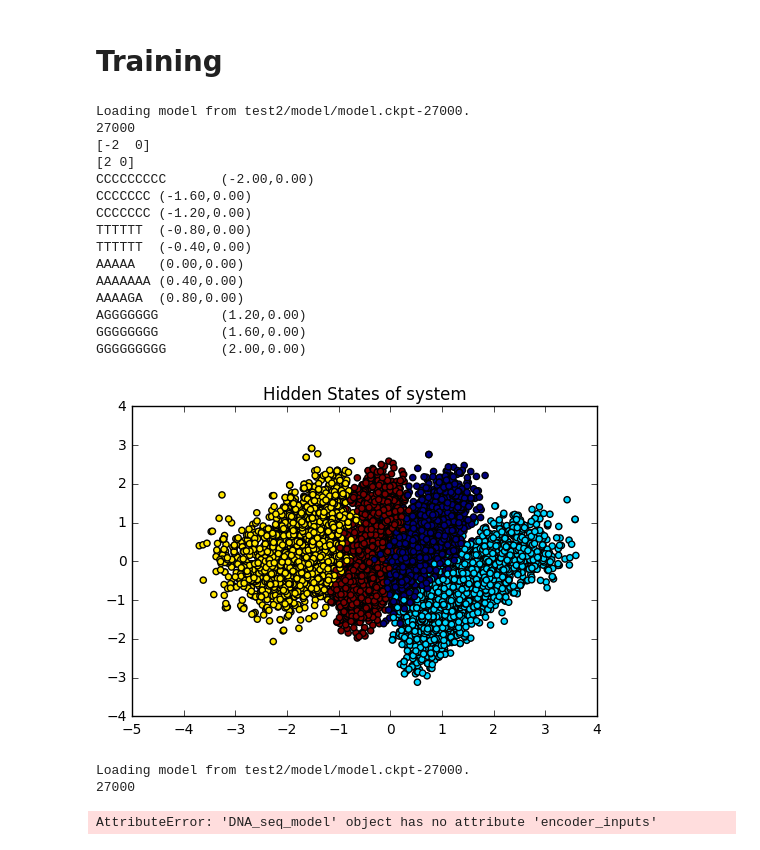
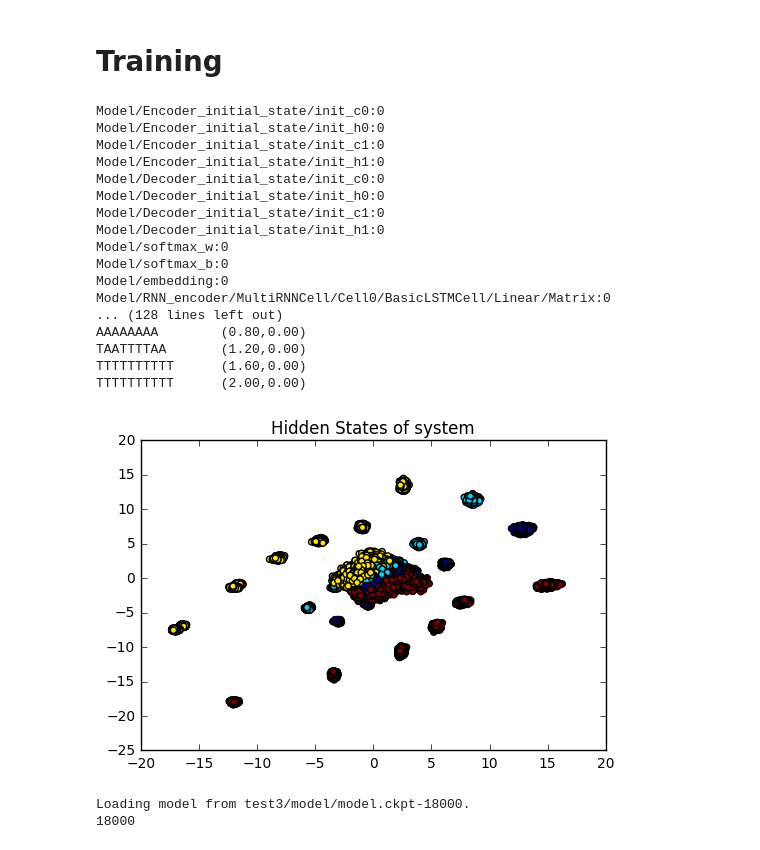
Before and after one commit to shreshthgandhi/DNA_Seq2Seq, a Jupyter notebook: DNA_RNN.ipynb, the cells around one changed output. Saved outputs shown, nothing was run; the diff lists cells and outputs as text; code cells hidden in the pictures.

Commit message:
Still working on models.py It seems that supervised sessions loads the last trained model for initialization causing unwanted errors

```diff
--- a/DNA_RNN.ipynb
+++ b/DNA_RNN.ipynb
@@ -158,6 +158,15 @@ class DNA_seq_model(object):
 
         (decoder_outputs, state) = tf.nn.seq2seq.rnn_decoder(decoder_inputs_list, self._decoder_initial_state, cell,
                                                              loop_function=loop if not(self._teacher_force) else None)
+        self._decoded_state = state
+        self.final_state = tf.reshape(tf.transpose(tf.pack(state),[0,1,3,2]),[-1,batch_size])
+        self.final_state = tf.transpose(self.final_state,[1,0])
+        W_final = tf.get_variable("W_final", [2*num_layers*size,4])
+        b_final = tf.get_variable("b_final",[4])
+        self._final_label = tf.matmul(self.final_state, W_final) + b_final
+        label_loss = tf.nn.sparse_softmax_cross_entropy_with_logits(self._final_label, self._input.labels)
+        self._label_loss = tf.reduce_sum(label_loss) / batch_size
+
         decoder_output = tf.reshape(tf.concat(1, decoder_outputs), [-1, size])
 
         logits = tf.matmul(decoder_output, softmax_w) + softmax_b
@@ -173,7 +182,7 @@ class DNA_seq_model(object):
         self._recon_loss = Reconstruction_loss_avg = tf.reduce_sum(loss) / batch_size
         self._anneal = tf.Variable(0.0, trainable=False)
         self._cost = cost = Reconstruction_loss_avg + self._anneal*KL_loss_avg
-        self._decoded_state = state
+
 
         if not is_training:
             return
@@ -181,6 +190,10 @@ class DNA_seq_model(object):
         self._lr = tf.Variable(0.0, trainable=False)
 #         self._anneal = tf.Variable(0.0, trainable=False)
         tvars = tf.trainable_variables()
+        #Debugging
+        for var in tvars:
+            print var.name
+
         grads, _ = tf.clip_by_global_norm(tf.gradients(cost, tvars),config.max_grad_norm)
         optimizer = tf.train.GradientDescentOptimizer(self._lr)
 #         optimizer = tf.train.AdamOptimizer(self._lr)
@@ -278,7 +291,7 @@ def run_epoch(session, model, eval_op=None, verbose=False, supervisor=None):
                  iters * model.input.batch_size /(time.time()-start_time)))
     return np.exp(costs / iters)
 # %%
-def visualize_states(session, model, config, epoch=0):
+def visualize_states(session, model, config, epoch=0, save_path='test2/model'):
     state = session.run(model.initial_state)
     fetches = {
         "hidden_state" : model.hidden_state,
@@ -305,7 +318,7 @@ def visualize_states(session, model, config, epoch=0):
     plt.figure(0)
     plt.scatter(x_hidden, y_hidden, s=20, c=labels)
     plt.title('Hidden States of system')
-    plt.savefig('test2/model/states'+str(epoch))
+    plt.savefig(save_path+'/states'+str(epoch))
     return x_hidden, y_hidden, labels
 # %%
 def visualize_samples(session, model, config):
@@ -409,8 +422,10 @@ raw_data=reader.DNA_read(data_size,seq_length)
 # Training
 # %%
 config = get_config()
-save_path = 'test2/model'
+save_path = 'test3/model'
+training = True
 testing =True
+
 with tf.Graph().as_default():
     initializer = tf.random_uniform_initializer(-config.init_scale,
                                                config.init_scale)
@@ -426,53 +441,55 @@ with tf.Graph().as_default():
 #         tf.histogram_summary("Hidden_state", m.hidden_state)
     sv = tf.train.Supervisor(logdir= save_path)
     with sv.managed_session() as session:
-        if not(testing):
+        if (training):
             for i in range(config.max_max_epochs):
                 lr_decay = config.lr_decay ** max(i+1-config.max_epochs, 0.0)
     #             anneal = (1/(float(config.max_max_epochs-1))) * i
                 anneal = (1/(float(config.max_max_epochs-config.max_epochs)))* max(i+1-config.max_epochs, 0.0)
                 m.assign_anneal(session, anneal)
                 m.assign_lr(session, config.learning_rate * lr_decay)
                 print("Epoch: %d Learning rate: %.3f Anneal: %.3f" % (i + 1, session.run(m.lr), session.run(m.anneal)))
                 train_perplexity = run_epoch(session, m, eval_op=m.train_op,
                                              verbose=True, supervisor=sv)
                 sv.summary_computed(session,session.run(sv.summary_op))
                 print("Epoch: %d Train Perplexity: %.3f" % (i + 1, train_perplexity))
                 print(sv.global_step.eval(session=session))
-                x,y,l = visualize_states(session, m, config,i+1)
+                x,y,l = visualize_states(session, m, config,i+1, save_path)
             if save_path:
     #             print("Saving model to %s." % save_path)
                 last_step = (sv.global_step.eval(session=session))
                 print(last_step)
                 saving = sv.saver.save(session, save_path+'/model', global_step = last_step)
                 print("Saving model to %s." % saving)
     #             sv.saver.save(session, save_path)
 
         if save_path and testing:
             ckpt = tf.train.get_checkpoint_state(save_path)
             sv.saver.restore(session, ckpt.model_checkpoint_path)
             print("Loading model from %s." % ckpt.model_checkpoint_path)
             print(sv.global_step.eval(session=session))
-            x,y,l = visualize_states(session, m, config)
-#             visualize_samples(session, m, config)
+            x,y,l = visualize_states(session, m, config, 0, save_path)
+            visualize_samples(session, m, config)
             interpolate(session, m, config)
 # %% [output]
-Loading model from test2/model/model.ckpt-27000.
-27000
-[-2  0]
-[2 0]
-CCCCCCCCC       (-2.00,0.00)
-CCCCCCC (-1.60,0.00)
-CCCCCCC (-1.20,0.00)
-TTTTTT  (-0.80,0.00)
-TTTTTT  (-0.40,0.00)
-AAAAA   (0.00,0.00)
-AAAAAAA (0.40,0.00)
-AAAAGA  (0.80,0.00)
-AGGGGGGG        (1.20,0.00)
-GGGGGGGG        (1.60,0.00)
-GGGGGGGGG       (2.00,0.00)
+Model/Encoder_initial_state/init_c0:0
+Model/Encoder_initial_state/init_h0:0
+Model/Encoder_initial_state/init_c1:0
+Model/Encoder_initial_state/init_h1:0
+Model/Decoder_initial_state/init_c0:0
+Model/Decoder_initial_state/init_h0:0
+Model/Decoder_initial_state/init_c1:0
+Model/Decoder_initial_state/init_h1:0
+Model/softmax_w:0
+Model/softmax_b:0
+Model/embedding:0
+Model/RNN_encoder/MultiRNNCell/Cell0/BasicLSTMCell/Linear/Matrix:0
+... (128 lines left out)
+AAAAAAAA        (0.80,0.00)
+TAATTTTAA       (1.20,0.00)
+TTTTTTTTTT      (1.60,0.00)
+TTTTTTTTTT      (2.00,0.00)
-[figure, old version]
+[figure, new version]
 # %%
 a=(2,3)
 a=(3,4,5)
@@ -497,11 +514,11 @@ with sv.managed_session() as session:
     sv.saver.restore(session, ckpt.model_checkpoint_path)
     print("Loading model from %s." % ckpt.model_checkpoint_path)
     print(sv.global_step.eval(session=session))
-    feed_dict = {m.encoder_inputs:test_a}
-    state_a = session.run([m.hidden_state], feed_dict)
-    feed_dict = {m.encoder_inputs:test_b}
-    state_b = session.run([m.hidden_state], feed_dict)
+#     feed_dict = {m.encoder_inputs:test_a}
+#     state_a = session.run([m.hidden_state], feed_dict)
+#     feed_dict = {m.encoder_inputs:test_b}
+#     state_b = session.run([m.hidden_state], feed_dict)
+    weight = (session.run('Model/W_decoder:0'))
 # %% [output]
-Loading model from test2/model/model.ckpt-27000.
-27000
+Loading model from test3/model/model.ckpt-18000.
+18000
-AttributeError: 'DNA_seq_model' object has no attribute 'encoder_inputs'
```
Also changed, not shown: parts of 2 cells of this notebook, 16 other files.
